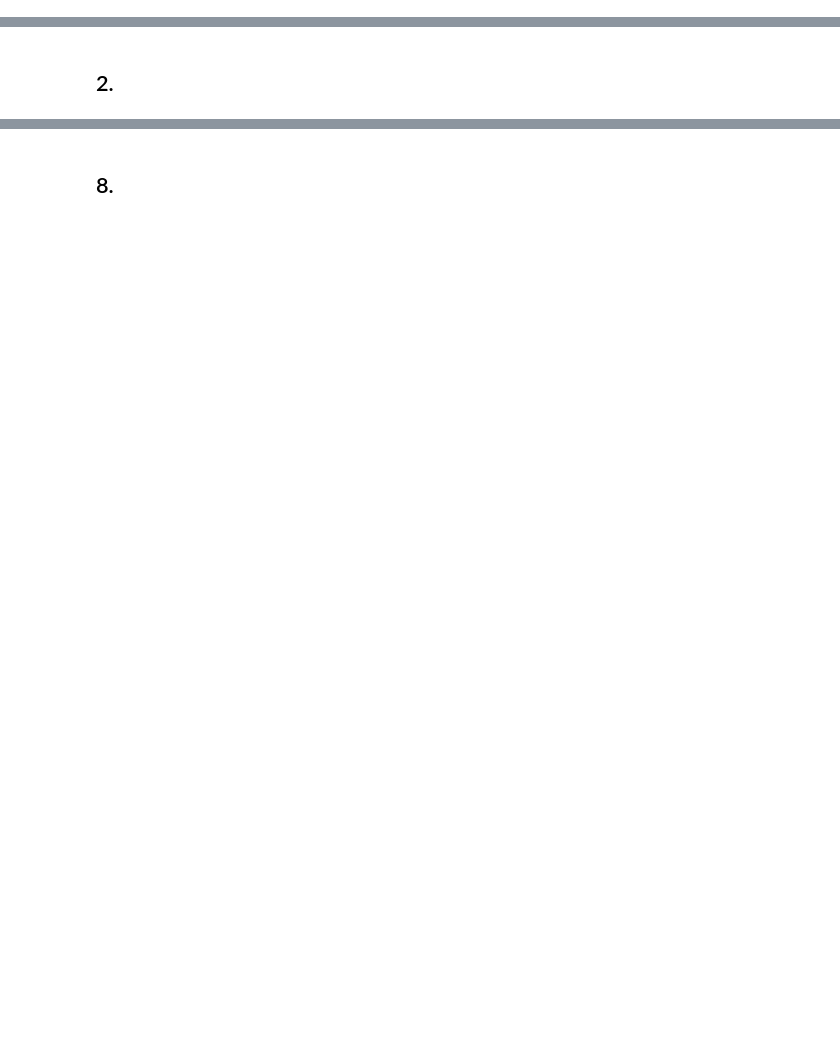
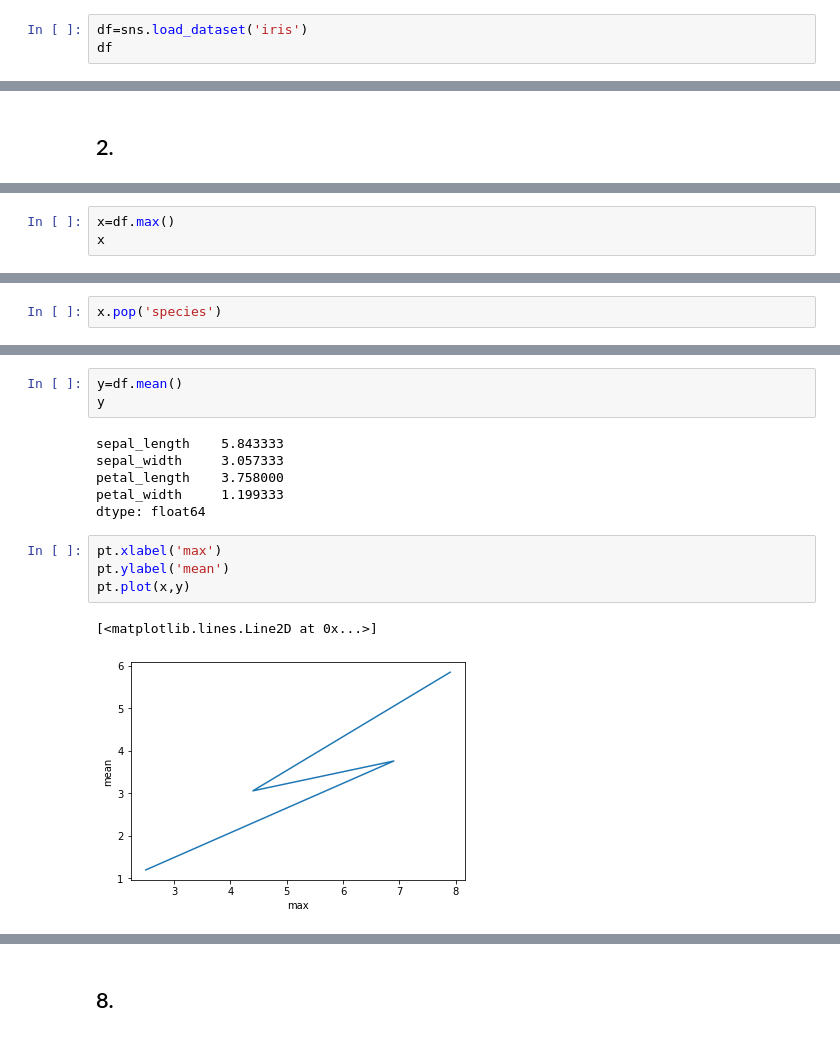
Before and after one commit to ChinthapalliSireesha/mstp, a Jupyter notebook: Test.ipynb, the cells around one changed output, grey strips where cells are left out. Cells and saved outputs as stored; diff of their text form; blank space fills up the shorter version.

```diff
--- a/Test.ipynb
+++ b/Test.ipynb
@@ -29,0 +6,3 @@ ValueError: arrays must all be same length
+# %%
+df=sns.load_dataset('iris')
+df
@@ -81,0 +34,3 @@ dtype: float64
+# %%
+x=df.max()
+x
@@ -81,0 +44,2 @@ dtype: float64
+# %%
+x.pop('species')
@@ -81,0 +56,16 @@ dtype: float64
+# %%
+y=df.mean()
+y
+# %% [output]
+sepal_length    5.843333
+sepal_width     3.057333
+petal_length    3.758000
+petal_width     1.199333
+dtype: float64
+# %%
+pt.xlabel('max')
+pt.ylabel('mean')
+pt.plot(x,y)
+# %% [output]
+[<matplotlib.lines.Line2D at 0x...>]
+[figure, added]
```
Also changed, not shown: parts of 45 cells of this notebook.
